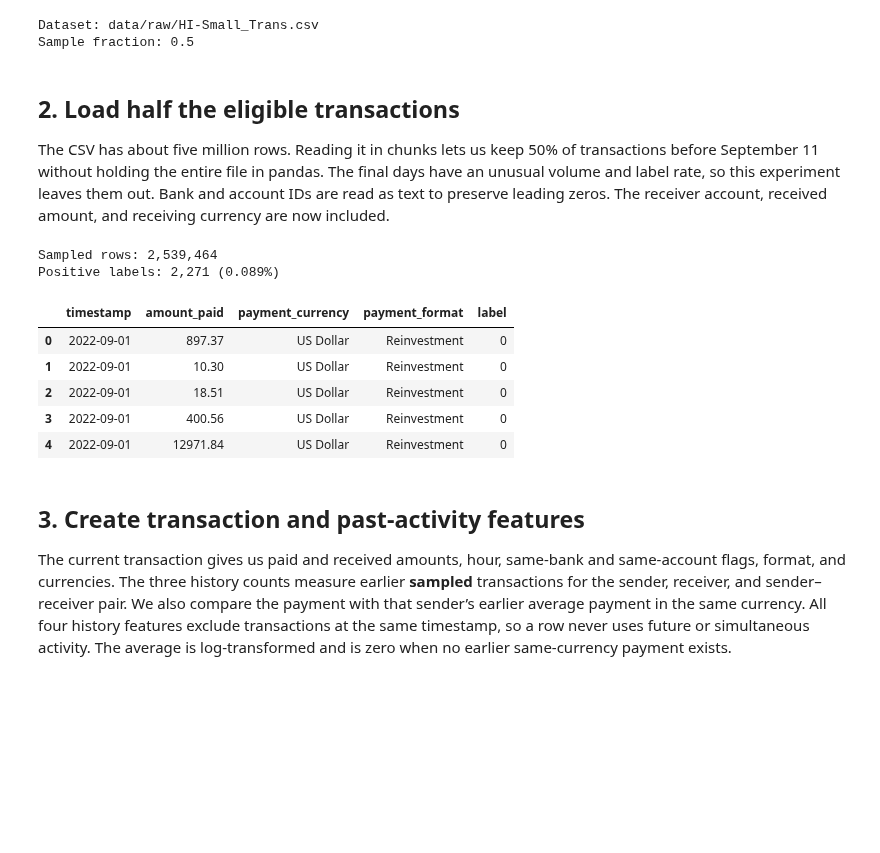
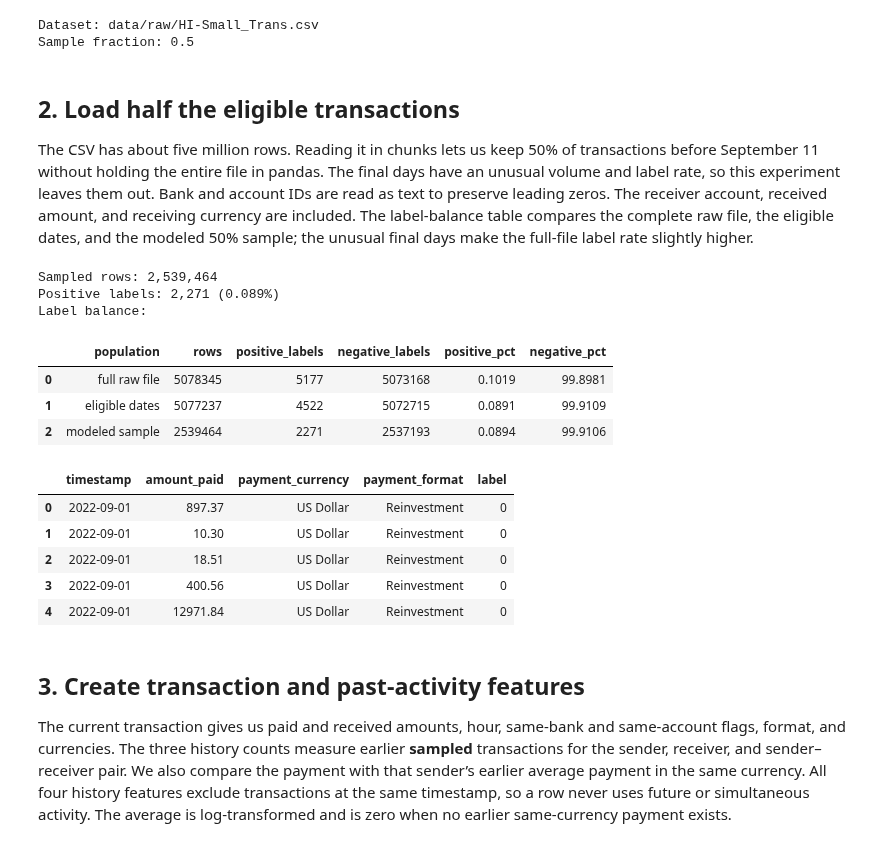
Before and after one commit to codewithdaniel1/Explainable-AML-Transaction-Monitoring, a Jupyter notebook: aml_modeling.ipynb, the cells around one changed output. Drawn from its saved outputs; the diff is of its cells as text; code cells hidden in the pictures; blank space fills up the shorter version.

Commit message:
Add expanding time validation and label balance

```diff
--- a/aml_modeling.ipynb
+++ b/aml_modeling.ipynb
@@ -36,50 +37,71 @@ Sample fraction: 0.5
 # %% [markdown]
 ## 2. Load half the eligible transactions
 
-The CSV has about five million rows. Reading it in chunks lets us keep 50% of transactions before September 11 without holding the entire file in pandas. The final days have an unusual volume and label rate, so this experiment leaves them out. Bank and account IDs are read as text to preserve leading zeros. The receiver account, received amount, and receiving currency are now included.
+The CSV has about five million rows. Reading it in chunks lets us keep 50% of transactions before September 11 without holding the entire file in pandas. The final days have an unusual volume and label rate, so this experiment leaves them out. Bank and account IDs are read as text to preserve leading zeros. The receiver account, received amount, and receiving currency are included. The label-balance table compares the complete raw file, the eligible dates, and the modeled 50% sample; the unusual final days make the full-file label rate slightly higher.
 # %%
 rng = np.random.default_rng(SEED)
 parts = []
+raw_rows = raw_positives = eligible_rows = eligible_positives = 0
 for chunk in pd.read_csv(
     DATA_PATH,
     chunksize=100_000,
     usecols=["Timestamp", "From Bank", "Account", "To Bank", "Account.1",
              "Amount Received", "Receiving Currency", "Amount Paid",
              "Payment Currency", "Payment Format", "Is Laundering"],
     dtype={"From Bank": str, "Account": str, "To Bank": str, "Account.1": str},
 ):
     timestamps = pd.to_datetime(chunk["Timestamp"])
-    keep = (timestamps < "2022-09-11") & (rng.random(len(chunk)) < SAMPLE_FRACTION)
+    eligible = timestamps < "2022-09-11"
+    raw_rows += len(chunk)
+    raw_positives += int(chunk["Is Laundering"].sum())
+    eligible_rows += int(eligible.sum())
+    eligible_positives += int(chunk.loc[eligible, "Is Laundering"].sum())
+    keep = eligible & (rng.random(len(chunk)) < SAMPLE_FRACTION)
     parts.append(chunk.loc[keep])
 
 transactions = pd.concat(parts, ignore_index=True).rename(columns={
     "Timestamp": "timestamp",
     "From Bank": "from_bank",
     "Account": "from_account",
     "To Bank": "to_bank",
     "Account.1": "to_account",
     "Amount Received": "amount_received",
     "Receiving Currency": "receiving_currency",
     "Amount Paid": "amount_paid",
     "Payment Currency": "payment_currency",
     "Payment Format": "payment_format",
     "Is Laundering": "label",
 })
 del parts, chunk
 transactions["timestamp"] = pd.to_datetime(transactions["timestamp"])
 transactions = transactions.sort_values("timestamp", kind="stable").reset_index(drop=True)
 print(f"Sampled rows: {len(transactions):,}")
 print(f"Positive labels: {transactions['label'].sum():,} ({transactions['label'].mean():.3%})")
+label_balance = pd.DataFrame({
+    "population": ["full raw file", "eligible dates", "modeled sample"],
+    "rows": [raw_rows, eligible_rows, len(transactions)],
+    "positive_labels": [raw_positives, eligible_positives, int(transactions["label"].sum())],
+})
+label_balance["negative_labels"] = label_balance["rows"] - label_balance["positive_labels"]
+label_balance["positive_pct"] = 100 * label_balance["positive_labels"] / label_balance["rows"]
+label_balance["negative_pct"] = 100 * label_balance["negative_labels"] / label_balance["rows"]
+print("Label balance:")
+display(label_balance.round(4))
 display(transactions[["timestamp", "amount_paid", "payment_currency", "payment_format", "label"]].head())
 # %% [output]
 Sampled rows: 2,539,464
 Positive labels: 2,271 (0.089%)
+Label balance:
-|  | timestamp | amount_paid | payment_currency | payment_format | label |
-| 0 | 2022-09-01 | 897.37 | US Dollar | Reinvestment | 0 |
-| 1 | 2022-09-01 | 10.30 | US Dollar | Reinvestment | 0 |
-| 2 | 2022-09-01 | 18.51 | US Dollar | Reinvestment | 0 |
-| 3 | 2022-09-01 | 400.56 | US Dollar | Reinvestment | 0 |
-| 4 | 2022-09-01 | 12971.84 | US Dollar | Reinvestment | 0 |
+|  | population | rows | positive_labels | negative_labels | positive_pct | negative_pct |
+| 0 | full raw file | 5078345 | 5177 | 5073168 | 0.1019 | 99.8981 |
+| 1 | eligible dates | 5077237 | 4522 | 5072715 | 0.0891 | 99.9109 |
+| 2 | modeled sample | 2539464 | 2271 | 2537193 | 0.0894 | 99.9106 |
+|  | timestamp | amount_paid | payment_currency | payment_format | label |
+| 0 | 2022-09-01 | 897.37 | US Dollar | Reinvestment | 0 |
+| 1 | 2022-09-01 | 10.30 | US Dollar | Reinvestment | 0 |
+| 2 | 2022-09-01 | 18.51 | US Dollar | Reinvestment | 0 |
+| 3 | 2022-09-01 | 400.56 | US Dollar | Reinvestment | 0 |
+| 4 | 2022-09-01 | 12971.84 | US Dollar | Reinvestment | 0 |
 # %% [markdown]
 ## 3. Create transaction and past-activity features
 
```
Also changed, not shown: parts of 16 cells of this notebook, 2 other files.
